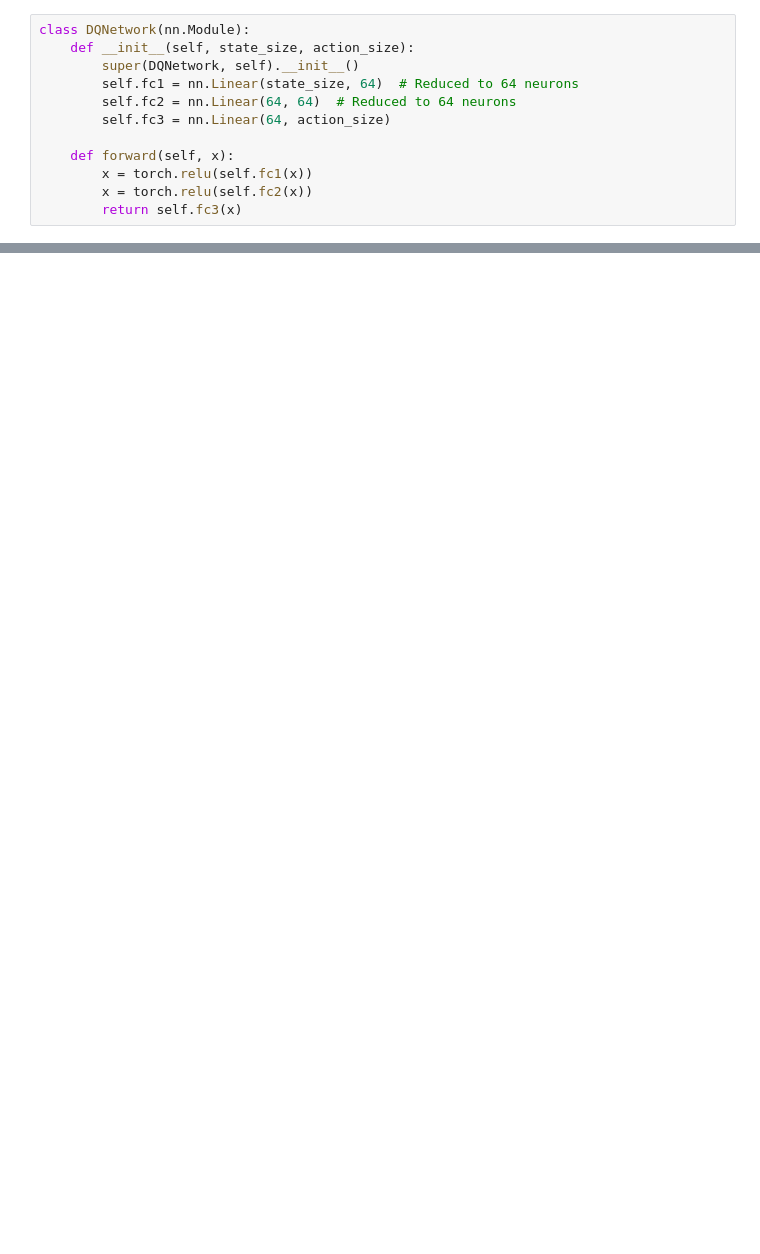
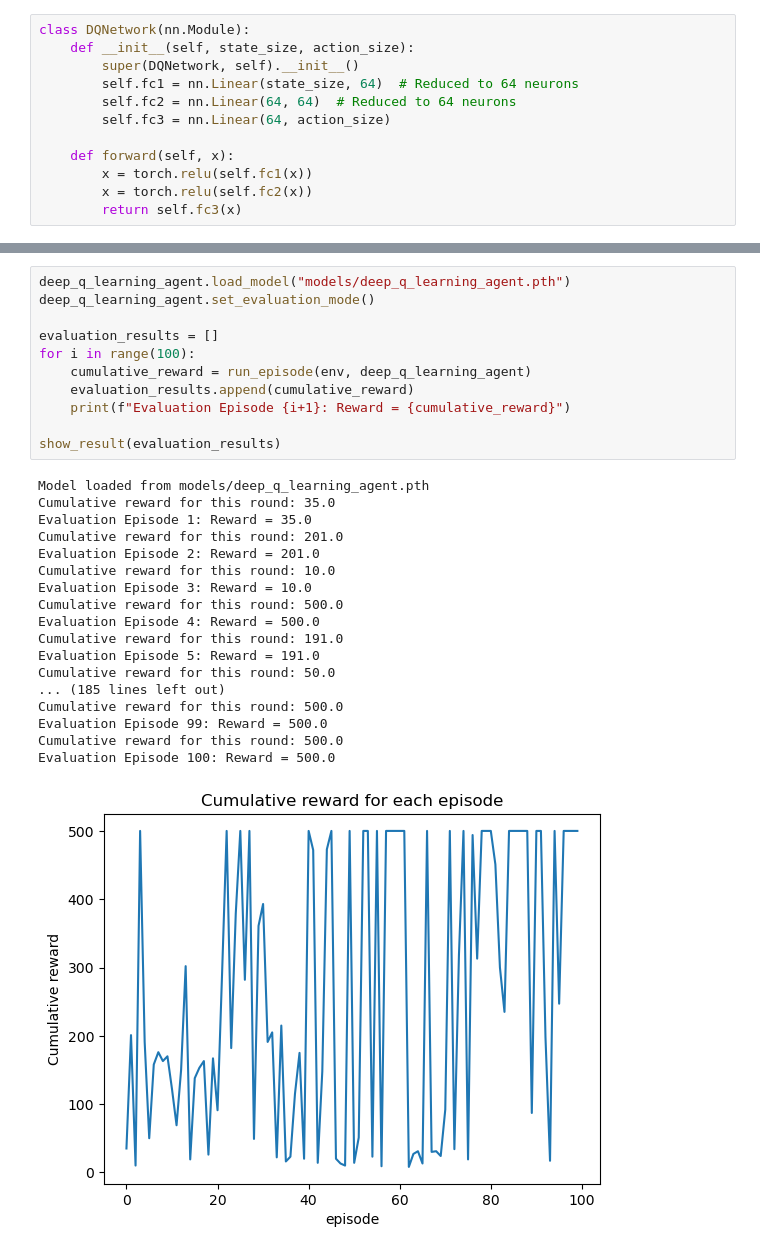
Before and after one commit to pehz0007/SC3000, a Jupyter notebook: lab.ipynb, the cells around one changed output, grey strips where cells are left out. Cells and saved outputs as stored; diff of their text form; blank space fills up the shorter version.

```diff
--- a/lab.ipynb
+++ b/lab.ipynb
@@ -369,0 +341,30 @@ Episode 1000: Cumulative Reward = 194.0
+# %%
+deep_q_learning_agent.load_model("models/deep_q_learning_agent.pth")
+deep_q_learning_agent.set_evaluation_mode()
+
+evaluation_results = []
+for i in range(100):
+    cumulative_reward = run_episode(env, deep_q_learning_agent)
+    evaluation_results.append(cumulative_reward)
+    print(f"Evaluation Episode {i+1}: Reward = {cumulative_reward}")
+
+show_result(evaluation_results)
+# %% [output]
+Model loaded from models/deep_q_learning_agent.pth
+Cumulative reward for this round: 35.0
+Evaluation Episode 1: Reward = 35.0
+Cumulative reward for this round: 201.0
+Evaluation Episode 2: Reward = 201.0
+Cumulative reward for this round: 10.0
+Evaluation Episode 3: Reward = 10.0
+Cumulative reward for this round: 500.0
+Evaluation Episode 4: Reward = 500.0
+Cumulative reward for this round: 191.0
+Evaluation Episode 5: Reward = 191.0
+Cumulative reward for this round: 50.0
+... (185 lines left out)
+Cumulative reward for this round: 500.0
+Evaluation Episode 99: Reward = 500.0
+Cumulative reward for this round: 500.0
+Evaluation Episode 100: Reward = 500.0
+[figure, added]
```
Also changed, not shown: parts of 8 cells of this notebook.
